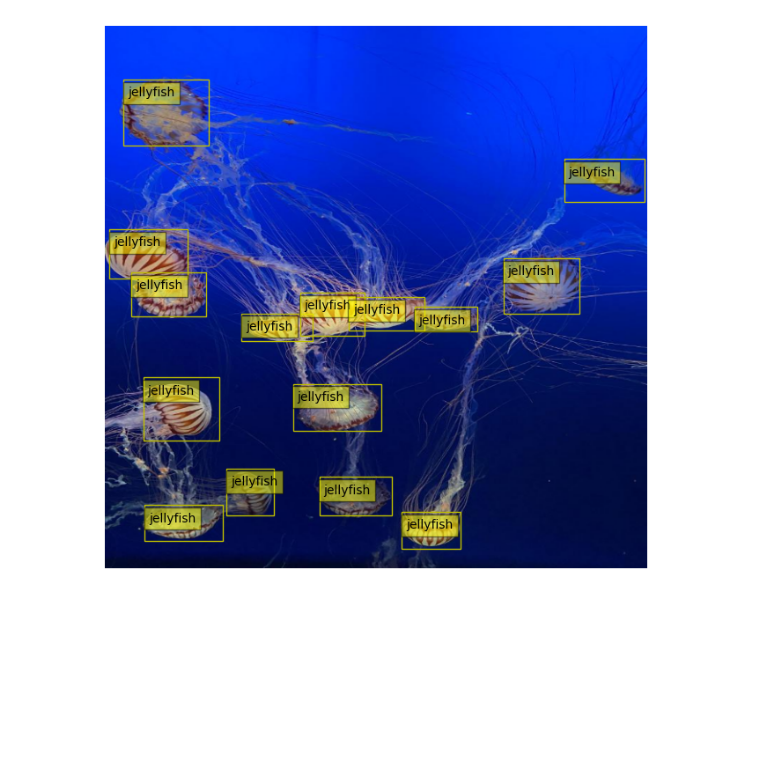
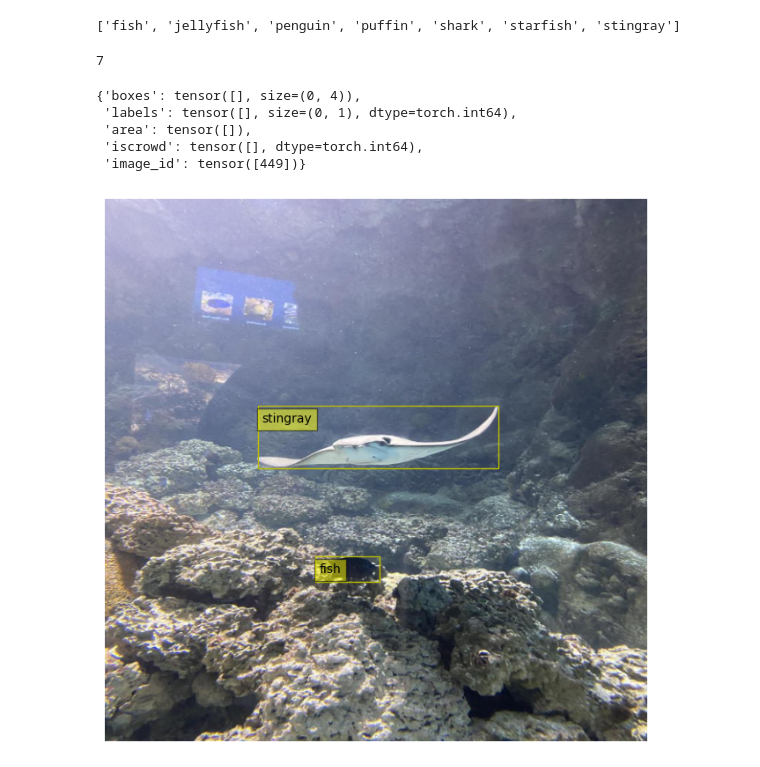
Before and after one commit to GirinChutia/FasterRCNN-Torchvision-FineTuning, a Jupyter notebook: demo_dataset.ipynb, the cells around one changed output. Drawn from its saved outputs; the diff is of its cells as text; code cells hidden in the pictures; blank space fills up the shorter version.

Commit message:
update with negative image

```diff
--- a/demo_dataset.ipynb
+++ b/demo_dataset.ipynb
@@ -5,19 +6,40 @@ import matplotlib.pyplot as plt
 # %%
 CDS = CocoDataset(image_folder=r'D:\Work\work\FasterRCNN-Torchvision-FineTuning\dataset\AquariumDataset\train\images',
-                  annotations_file=r'D:\Work\work\FasterRCNN-Torchvision-FineTuning\dataset\AquariumDataset\train\_annotations.coco.json',
+                  annotations_file=r'D:\Work\work\FasterRCNN-Torchvision-FineTuning\dataset\AquariumDataset\train\_annotations.coco_neg.json',
                   height=640,width=640)
+# %%
+CDS.get_classnames()
+# %% [output]
+['fish', 'jellyfish', 'penguin', 'puffin', 'shark', 'starfish', 'stingray']
+# %%
+CDS.get_total_classes_count()
+# %% [output]
+7
+# %%
+# For negative images
+image_resized, target = CDS[449]
+target
+# %% [output]
+{'boxes': tensor([], size=(0, 4)),
+ 'labels': tensor([], size=(0, 1), dtype=torch.int64),
+ 'area': tensor([]),
+ 'iscrowd': tensor([], dtype=torch.int64),
+ 'image_id': tensor([449])}
 # %%
-image_resized, target = CDS[12]
+image_resized, target = CDS[190]
+if target['boxes'].numel() == 0:
+    print('Its a negative image ..')
+else:
+    clss = CDS.get_classnames()
+    classnames = [clss[i-1] for i in target['labels'].tolist()]
 
-clss = ['fish','jellyfish','penguin','puffin','shark','starfish','stingray']
-classnames = [clss[i-1] for i in target['labels'].tolist()]
-
-fig, ax = plt.subplots(figsize=(8, 8))
-ax.imshow(image_resized)
-plt.close()
-fig, ax = CDS.display_bbox(bboxes=target['boxes'],fig=fig, ax=ax,
-                           in_format='xyxy', line_width=1, classes=classnames)
-ax.axis('off')
-display(fig)
+    fig, ax = plt.subplots(figsize=(8, 8))
+    simg = np.transpose(image_resized.numpy(), (1, 2, 0))
+    ax.imshow(simg)
+    plt.close()
+    fig, ax = CDS.display_bbox(bboxes=target['boxes'],fig=fig, ax=ax,
+                            in_format='xyxy', line_width=1, classes=classnames)
+    ax.axis('off')
+    display(fig)
 # %% [output]
-[figure, old version]
+[figure, new version]
```
Also changed, not shown: parts of 1 cell of this notebook.
